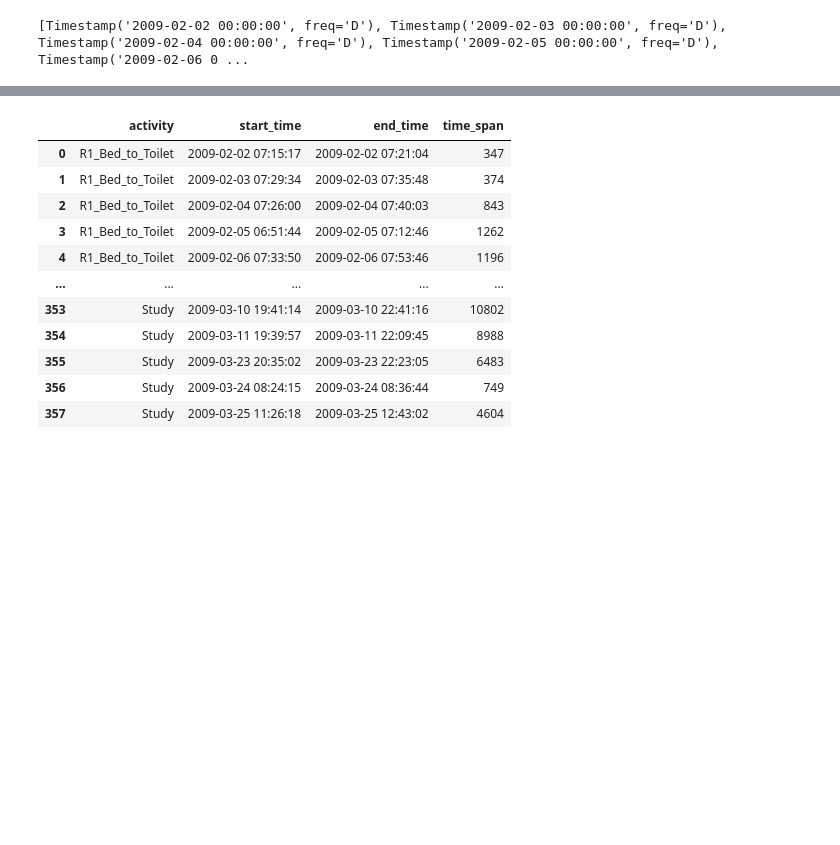
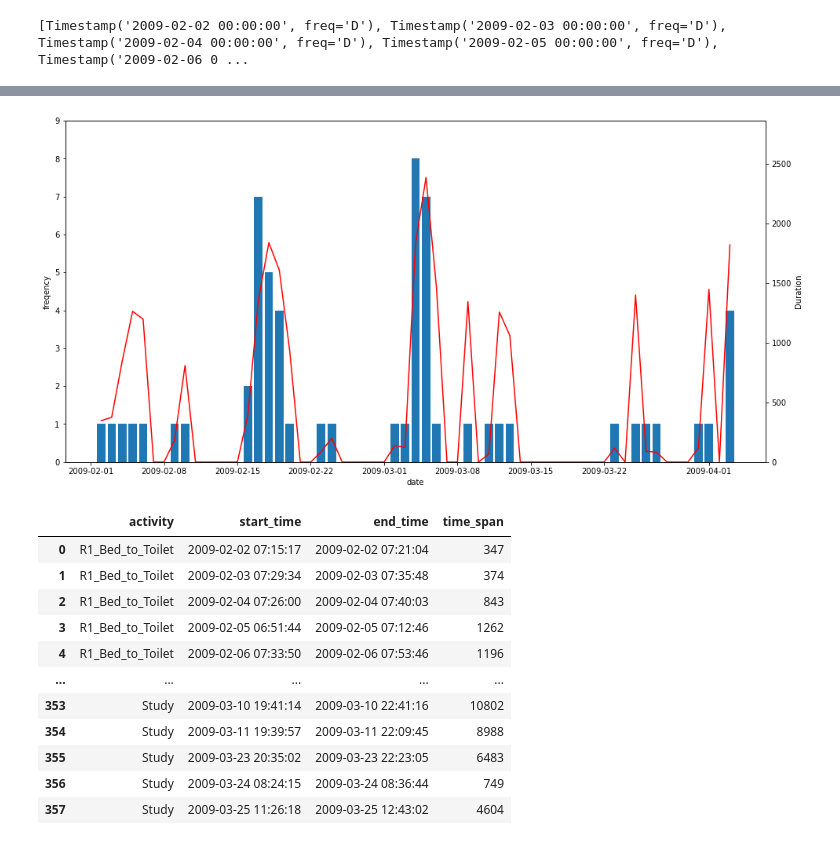
Before and after one commit to wendiganyu/IOTPhase2, a Jupyter notebook: ActivityStatisticsAndForecast.ipynb, the cells around one changed output, grey strips where cells are left out. Cells and saved outputs as stored; diff of their text form; code cells hidden in the pictures; blank space fills up the shorter version.

Commit message:
freq_span可视化

```diff
--- a/ActivityStatisticsAndForecast.ipynb
+++ b/ActivityStatisticsAndForecast.ipynb
@@ -339,3 +307,33 @@ No artists with labels found to put in legend.  Note that artists whose label st
+# %%
+# 对得到的数据进行柱线混合图的绘制
+import matplotlib.pyplot as plt
+
+tmp_df = resampled_df_list[0]
+x = tmp_df.index.tolist()
+y1 = tmp_df["freq"].tolist()
+y2 = tmp_df["time_span"].tolist()
+
+fig, ax1 = plt.subplots(1,1, figsize=(16, 8))
+
+### 画柱状图看frequency
+ax1.bar(x, y1)
+ax1.xaxis_date()
+ax1.set_xlabel("date")
+ax1.set_ylabel("freqency")
+max_freq = max(y1)
+ax1.set_ylim(0, int(max_freq * 1.2))
+
+### 画折线图看duration
+ax2 = ax1.twinx()
+ax2.plot(x, y2, color = 'r')
+ax2.xaxis_date()
+max_duration = max(y2)
+ax2.set_ylim(0, int(max_duration * 1.2))
+ax2.set_ylabel("Duration")
+plt.xticks(rotation=45)
+plt.savefig("images/freq_span/R1_bed_to_toilet.pdf")
+# %% [output]
+[figure, added]
 # %%
 new_df["sum"] =
 # %% [output]
```
Also changed, not shown: parts of 3 cells of this notebook, 2 other files.
